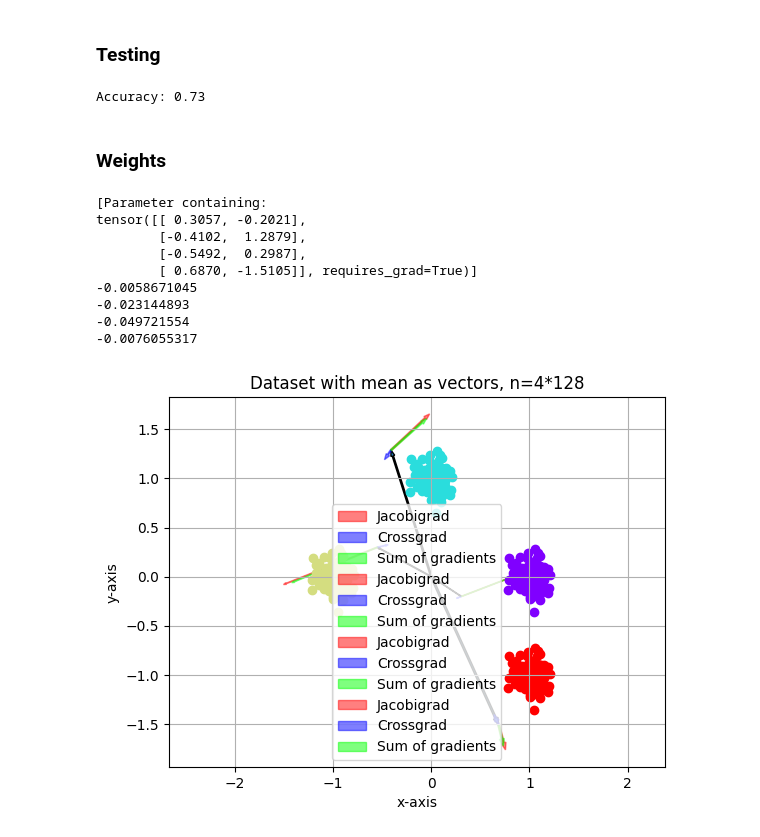
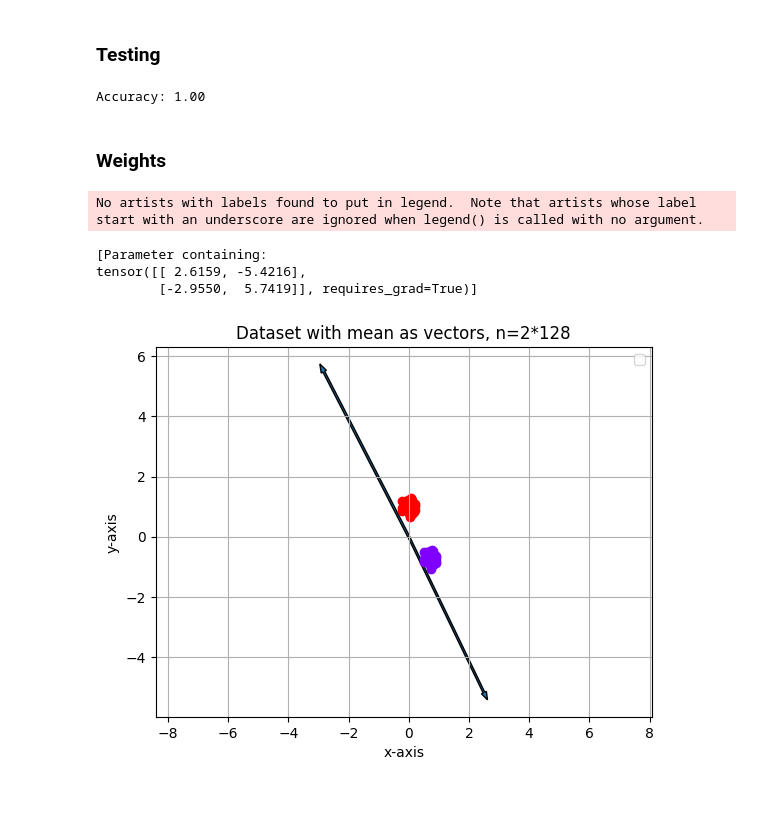
Before and after one commit to Dalsaetra/unitary_memory_indexing_recreated, a Jupyter notebook: notebooks/main.ipynb, the cells around one changed output. Saved outputs shown, nothing was run; the diff lists cells and outputs as text; code cells hidden in the pictures; blank space fills up the shorter version.

```diff
--- a/notebooks/main.ipynb
+++ b/notebooks/main.ipynb
@@ -18,13 +18,13 @@ from datagen import DataGen
 # %% [markdown]
 ### Data generation
 # %%
-n_categories = 4
+n_categories = 2
 n_p = 128 # points_per_category
 
 
 # sym, as, as_extra, parallel, manual
-datatype = "as"
-as_pos = np.array([1,-1])
+datatype = "manual"
+as_pos = np.array([[1/np.sqrt(2),-1/np.sqrt(2)],[0,1]])
 noise = False
 dataclass = DataGen(n_categories, n_p, scale=1, name=datatype, seed=1234, as_pos=as_pos,noise=noise)
 centers,data,labels = dataclass.centers,dataclass.data,dataclass.labels
@@ -69,11 +69,11 @@ training_loader = torch.utils.data.DataLoader(training_data, batch_size=BATCH_SI
 
 # summary(model,input_size=(1,2))
 # %%
-# model = UMI_Jacobi_abs(2,n_categories,lr=0.001,bias=False,decay=0.01,orthogonal=False)
-# epoch_data, loss_data, crossloss_data, jacobiloss_data, area_data, area_data_mD = model.train(training_loader,n_epochs=500,area=True)
+model = UMI_Jacobi_abs(2,n_categories,lr=0.001,bias=False,decay=0.00001,orthogonal=False)
+epoch_data, loss_data, crossloss_data, jacobiloss_data, area_data, area_data_mD = model.train(training_loader,n_epochs=2000,area=True)
 # %%
-model = UMI_Jacobi_2_savegrad(2,n_categories,lr=0.001,bias=False,decay=1,orthogonal=False)
-epoch_data, loss_data, crossloss_data, jacobiloss_data, area_data_mD, jacobigrad_data, crossgrad_data = model.train(training_loader,n_epochs=500,area=False)
+# model = UMI_Jacobi_2_savegrad(2,n_categories,lr=0.001,bias=False,decay=1,orthogonal=False)
+# epoch_data, loss_data, crossloss_data, jacobiloss_data, area_data_mD, jacobigrad_data, crossgrad_data = model.train(training_loader,n_epochs=500,area=False)
 # %%
 # epoch_data, loss_data, area_data, area_data_mD = model.train(training_loader,n_epochs=500,area=True)
 # epoch_data, loss_data, crossloss_data, jacobiloss_data, area_data, area_data_mD = model.train(training_loader,n_epochs=500)
@@ -122,7 +122,7 @@ test_set = ScatterData(test_data,test_labels,n_categories)
 acc = (model(test_set.x).argmax(dim=1) == test_set.y.argmax(dim=1)).float().sum().item()/len(test_set)
 print(f'Accuracy: {acc:.2f}')
 # %% [output]
-Accuracy: 0.73
+Accuracy: 1.00
 # %% [markdown]
 ### Weights
 # %%
@@ -132,48 +132,43 @@ for param in model.parameters():
     w.append(param)
     print(w)
 
 w_np = w[0].detach().numpy()
 if len(w) > 1:
     bias = w[1].detach().numpy()
 
 
 
 for i in range(len(w_np)):
     w_len = np.linalg.norm(w_np[i])
     width = 0.01*w_len
     # Weight arrows
     plt.arrow(0,0,w_np[i][0],w_np[i][1],length_includes_head=True,width=width)
     # Gradient arrows
     scale = 1
-    plt.arrow(w_np[i][0],w_np[i][1],scale*jacobigrad_data[-1][i][0],scale*jacobigrad_data[-1][i][1],length_includes_head=False,width=width,color=(1,0,0,0.5),label="Jacobigrad")
-    plt.arrow(w_np[i][0],w_np[i][1],scale*crossgrad_data[-1][i][0],scale*crossgrad_data[-1][i][1],length_includes_head=False,width=width,color=(0,0,1,0.5),label="Crossgrad")
-    # Sum of gradients
-    plt.arrow(w_np[i][0],w_np[i][1],scale*(jacobigrad_data[-1][i][0]+crossgrad_data[-1][i][0]),scale*(jacobigrad_data[-1][i][1]+crossgrad_data[-1][i][1]),length_includes_head=False,width=width,color=(0,1,0,0.5),label="Sum of gradients")
-    print(jacobigrad_data[-10][i]@crossgrad_data[-10][i])
+    # plt.arrow(w_np[i][0],w_np[i][1],scale*jacobigrad_data[-1][i][0],scale*jacobigrad_data[-1][i][1],length_includes_head=False,width=width,color=(1,0,0,0.5),label="Jacobigrad")
+    # plt.arrow(w_np[i][0],w_np[i][1],scale*crossgrad_data[-1][i][0],scale*crossgrad_data[-1][i][1],length_includes_head=False,width=width,color=(0,0,1,0.5),label="Crossgrad")
+    # # Sum of gradients
+    # plt.arrow(w_np[i][0],w_np[i][1],scale*(jacobigrad_data[-1][i][0]+crossgrad_data[-1][i][0]),scale*(jacobigrad_data[-1][i][1]+crossgrad_data[-1][i][1]),length_includes_head=False,width=width,color=(0,1,0,0.5),label="Sum of gradients")
+    # print(jacobigrad_data[-10][i]@crossgrad_data[-10][i])
 
 colors = cm.rainbow(np.linspace(0,1,n_categories))
 
 plt.legend()
 dataclass.plot(arrows=False)
 # for col,center,i in zip(colors,centers,range(n_categories)):
 #     plt.scatter(data[i*n_p:(i+1)*n_p,0],data[i*n_p:(i+1)*n_p,1],color=col)
 #     # plt.arrow(0,0,center[0],center[1],length_includes_head=True,width=0.01,color=(0,0,0,0.5))
 
 
 
 # plt.grid()
 # plt.axis('equal')
 # %% [output]
-[Parameter containing:
-tensor([[ 0.3057, -0.2021],
-        [-0.4102,  1.2879],
-        [-0.5492,  0.2987],
-        [ 0.6870, -1.5105]], requires_grad=True)]
--0.0058671045
--0.023144893
--0.049721554
--0.0076055317
+No artists with labels found to put in legend.  Note that artists whose label start with an underscore are ignored when legend() is called with no argument.
+[Parameter containing:
+tensor([[ 2.6159, -5.4216],
+        [-2.9550,  5.7419]], requires_grad=True)]
-[figure, old version]
+[figure, new version]
 # %%
 w_his = model.w_his
 loss_data[::16].shape
```
Also changed, not shown: parts of 3 cells of this notebook, 2 other files.
